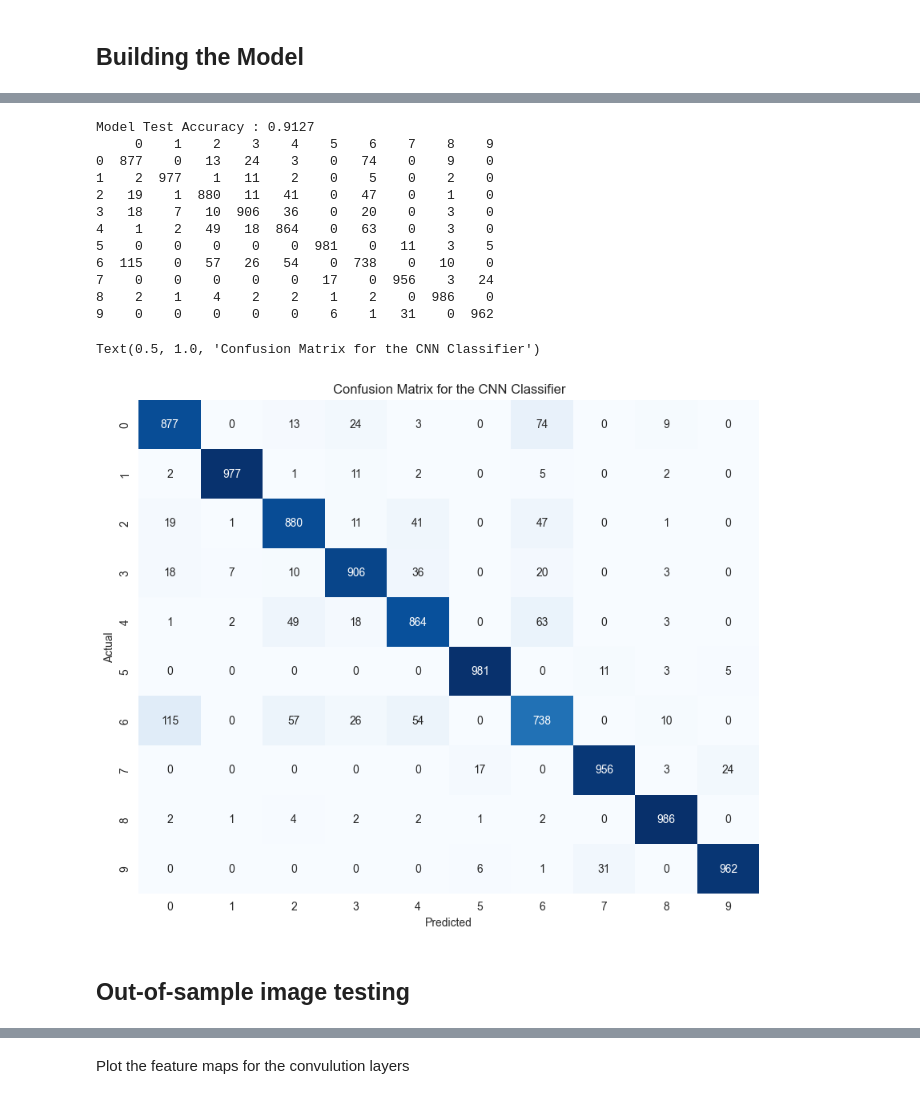
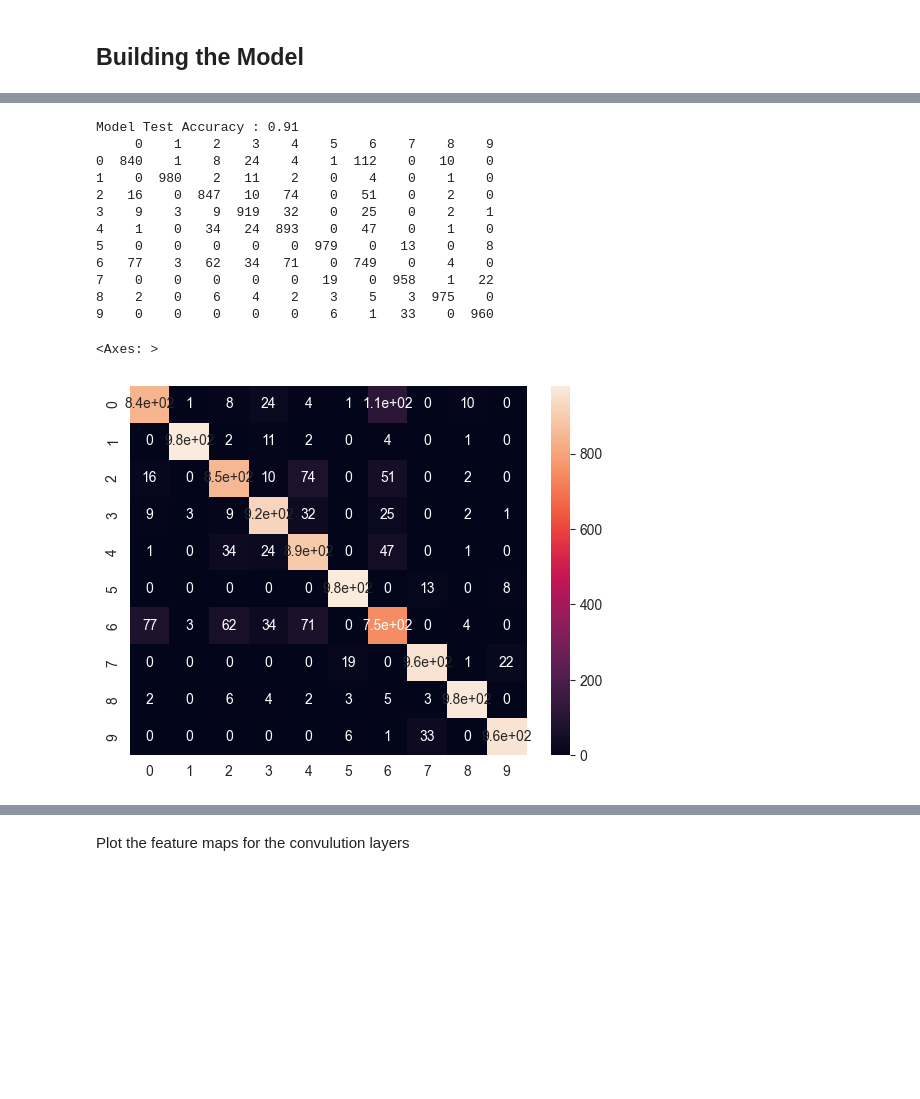
Before and after one commit to ParimiHarsha/FashionMNIST-Classification, a Jupyter notebook: FashionMNIST_classification.ipynb, the cells around one changed output, grey strips where cells are left out. Drawn from its saved outputs; the diff is of its cells as text; code cells hidden in the pictures; blank space fills up the shorter version.

```diff
--- a/FashionMNIST_classification.ipynb
+++ b/FashionMNIST_classification.ipynb
@@ -811,13 +643,13 @@ def train(
     return best_model
 # %%
 # training the model and saving the best model
-date = datetime.now().date()
+timestamp = datetime.now()
 
-model = CNN()
+model = LenetCNN()
 learning_rate = 1e-3
 
-trained_model = train(model=model, epochs=40, learning_rate=learning_rate)
-model_path = "./saved_models/best_model_{}.pth".format(date)
-torch.save(trained_model, model_path)
+lenet_model = train(model=model, epochs=30, learning_rate=learning_rate)
+model_path = "./saved_models/best_model_{}.pth".format(timestamp)
+torch.save(lenet_model, model_path)
 # %% [output]
 Epoch :  1
@@ -841,25 +672,0 @@ Test Accuracy : 90.83999633789062 %
-# %%
-#Class wise accuracies of the model on the test data
-trained_model = torch.load('saved_models/best_model_2023-11-22.pth')
-class_correct = [0.0 for _ in range(10)]
-total_correct = [0.0 for _ in range(10)]
-
-with torch.no_grad():
-    for img, labels in test_loader:
-        img, labels = img.to(device), labels.to(device)
-        test = Variable(img)
-        outputs = trained_model(test)
-        predicted = torch.max(outputs, 1)[1]
-        c = (predicted == labels).squeeze()
-
-        for i in range(100):
-            label = labels[i]
-            class_correct[label] += c[i].item()
-            total_correct[label] += 1
-
-for i in range(10):
-    print(
-        "Accuracy of {}: {:.2f}%".format(
-            label_mapping[i], class_correct[i] * 100 / total_correct[i]
-        )
-    )
@@ -877,42 +673,36 @@ Accuracy of Ankle Boot: 96.20%
 # %%
 def predict_dataloader(model, data):
     y_pred = []
     y_true = []
     for i, (images, labels) in enumerate(data):
         x = model(images)
         value, pred = torch.max(x, 1)
         y_pred.extend(list(pred.numpy()))
         y_true.extend(list(labels.numpy()))
     return np.array(y_pred), np.array(y_true)
 
-trained_model = torch.load('saved_models/best_model_2023-11-22.pth')
-y_pred, y_true = predict_dataloader(trained_model, test_loader)
+
+y_pred, y_true = predict_dataloader(lenet_model, testloader)
 print("Model Test Accuracy :", accuracy_score(y_true=y_true, y_pred=y_pred))
 conf_matrix = pd.DataFrame(
     confusion_matrix(y_true=y_true, y_pred=y_pred, labels=np.arange(0, 10))
 )
 print(conf_matrix)
-plt.figure(figsize=(10, 8))
-sns.heatmap(conf_matrix, annot=True, fmt="d", cmap="Blues", cbar=False)
-plt.xlabel('Predicted')
-plt.ylabel('Actual')
-plt.title('Confusion Matrix for the CNN Classifier')
+sns.heatmap(conf_matrix, annot=True)
 # %% [output]
-Model Test Accuracy : 0.9127
+Model Test Accuracy : 0.91
      0    1    2    3    4    5    6    7    8    9
-0  877    0   13   24    3    0   74    0    9    0
-1    2  977    1   11    2    0    5    0    2    0
-2   19    1  880   11   41    0   47    0    1    0
-3   18    7   10  906   36    0   20    0    3    0
-4    1    2   49   18  864    0   63    0    3    0
-5    0    0    0    0    0  981    0   11    3    5
-6  115    0   57   26   54    0  738    0   10    0
-7    0    0    0    0    0   17    0  956    3   24
-8    2    1    4    2    2    1    2    0  986    0
-9    0    0    0    0    0    6    1   31    0  962
+0  840    1    8   24    4    1  112    0   10    0
+1    0  980    2   11    2    0    4    0    1    0
+2   16    0  847   10   74    0   51    0    2    0
+3    9    3    9  919   32    0   25    0    2    1
+4    1    0   34   24  893    0   47    0    1    0
+5    0    0    0    0    0  979    0   13    0    8
+6   77    3   62   34   71    0  749    0    4    0
+7    0    0    0    0    0   19    0  958    1   22
+8    2    0    6    4    2    3    5    3  975    0
+9    0    0    0    0    0    6    1   33    0  960
-Text(0.5, 1.0, 'Confusion Matrix for the CNN Classifier')
+<Axes: >
-[figure, old version]
+[figure, new version]
-# %% [markdown]
-## Out-of-sample image testing
 # %%
 # Testing on out of sample dataset
```
Also changed, not shown: parts of 66 cells of this notebook, 24 other files.
